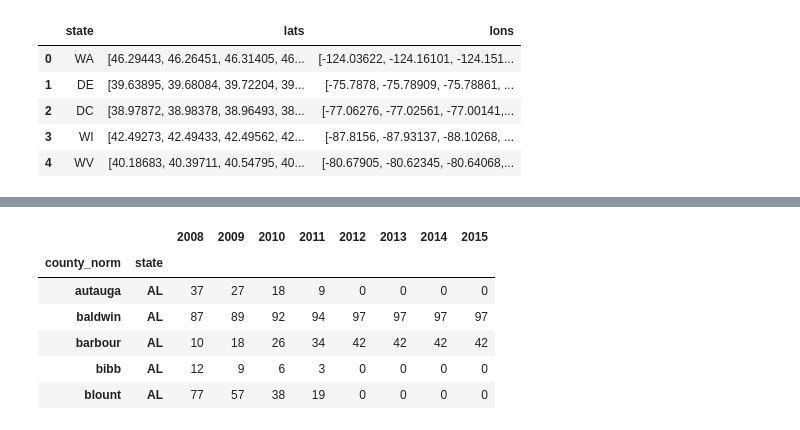
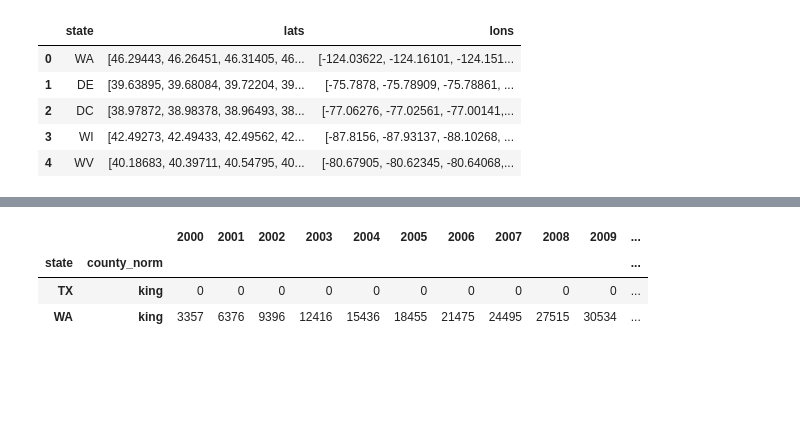
Before and after one commit to sharathmalladi/SEF, a Jupyter notebook: 11_County_Data.ipynb, the cells around one changed output, grey strips where cells are left out. Saved outputs shown, nothing was run; the diff lists cells and outputs as text; code cells hidden in the pictures; blank space fills up the shorter version.

```diff
--- a/11_County_Data.ipynb
+++ b/11_County_Data.ipynb
@@ -118,20 +194,16 @@ data = data\
+# %%
+population[2016] = (2*population[2012] - population[2008]).apply(lambda x: max(0, x))
+population[2004] = (2*population[2008] - population[2012]).apply(lambda x: max(0, x))
+population[2000] = (2*population[2004] - population[2008]).apply(lambda x: max(0, x))
 # %%
-for yr in range(2008, 2016):
-    if yr not in data.columns:
-        data[yr] = np.nan
+for yr in range(2000, 2016):
+    if yr not in population.columns:
+        population[yr] = np.nan
 # %%
 # Re-index and sort the column names so we can interpolate
-data = data.set_index(['county_norm','state'])
-data = data[np.sort(data.columns.values)]
+population = population\
+    .set_index(['state', 'county_norm'])\
+
+population = population[np.sort(population.columns.values)]
 # %%
-data = data.T.interpolate(method='linear', limit_direction='backward').T.astype('int')
+population = population.T.interpolate(method='linear', limit_direction='backward').T.astype('int')
-# %%
-data.head()
-# %% [output]
-|  |  | 2008 | 2009 | 2010 | 2011 | 2012 | 2013 | 2014 | 2015 |
-| county_norm | state |  |  |  |  |  |  |  |  |
-| autauga | AL | 37 | 27 | 18 | 9 | 0 | 0 | 0 | 0 |
-| baldwin | AL | 87 | 89 | 92 | 94 | 97 | 97 | 97 | 97 |
-| barbour | AL | 10 | 18 | 26 | 34 | 42 | 42 | 42 | 42 |
-| bibb | AL | 12 | 9 | 6 | 3 | 0 | 0 | 0 | 0 |
-| blount | AL | 77 | 57 | 38 | 19 | 0 | 0 | 0 | 0 |
@@ -140,0 +210,7 @@ data.head()
+# %%
+population[population.index.get_level_values('county_norm').isin(['king'])]
+# %% [output]
+|  |  | 2000 | 2001 | 2002 | 2003 | 2004 | 2005 | 2006 | 2007 | 2008 | 2009 | ... |
+| state | county_norm |  |  |  |  |  |  |  |  |  |  | ... |
+| TX | king | 0 | 0 | 0 | 0 | 0 | 0 | 0 | 0 | 0 | 0 | ... |
+| WA | king | 3357 | 6376 | 9396 | 12416 | 15436 | 18455 | 21475 | 24495 | 27515 | 30534 | ... |
```
Also changed, not shown: parts of 23 cells of this notebook, 2 other files.
